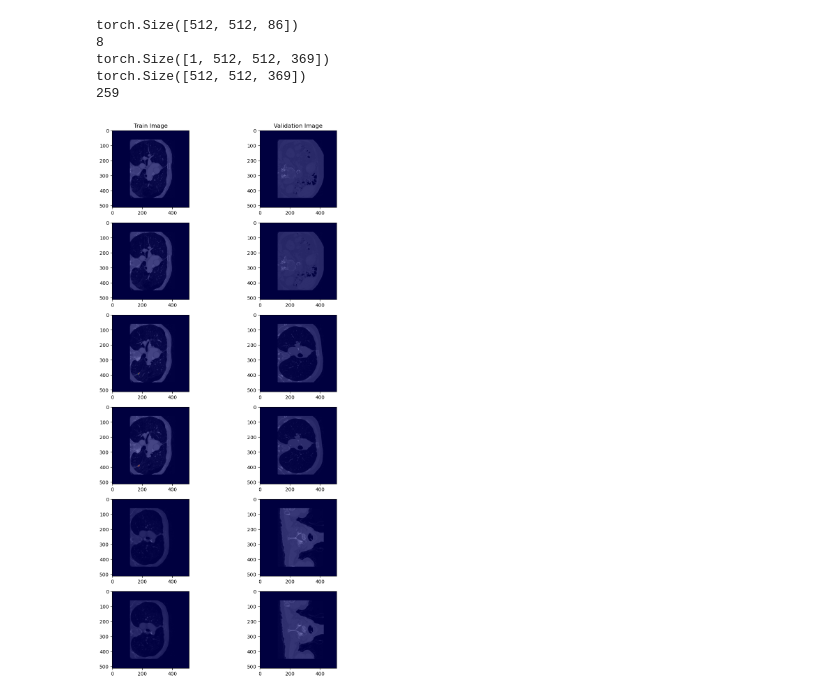
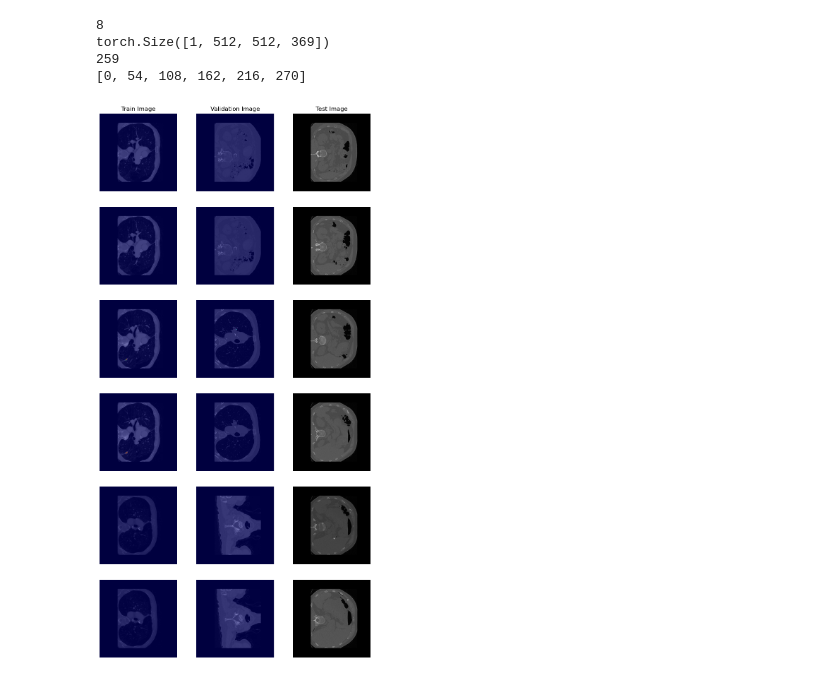
Before and after one commit to Chiru-CatalinMihail/LungCancerCT, a Jupyter notebook: datasets/MSD/visualize_pth_dataset.ipynb, the cells around one changed output. Drawn from its saved outputs; the diff is of its cells as text; code cells hidden in the pictures.

Commit message:
CC2: Added MSD Test Logic

```diff
--- a/datasets/MSD/visualize_pth_dataset.ipynb
+++ b/datasets/MSD/visualize_pth_dataset.ipynb
@@ -10,20 +10,22 @@ crt_dataset = './Trimmed_MSD'
 def get_first_patient(crt_path, split_name):
     ''' Returns the first patient in the given split '''
 
-    img, label = os.path.join(crt_path, split_name, 'images/patient_0.pt'), os.path.join(crt_path, split_name, 'labels/patient_0.pt')
+    img_path = os.path.join(crt_path, split_name, 'images/patient_0.pt')
+    img = torch.load(img_path)
 
-    img = torch.load(img)
-    label = torch.load(label)
+    if split_name == 'test':
+        return img, None
+
+    label_path =  os.path.join(crt_path, split_name, 'labels/patient_0.pt')
+    label = torch.load(label_path)
     return img, label
 
 def tumour_starting_idx(label):
     ''' Returns the starting index of the tumour in the label on the last dimension '''
 
-    print(label[0, ...].shape)
-
     idx = -1
     for i in range(label.shape[-1]):
-        if np.sum(label[0, ..., i]) > 0:
+        if label[0, ..., i].sum() > 0:
             idx = i
             break
 
@@ -35,37 +37,45 @@ def plot_slices(crt_path):
     train_img, train_label = get_first_patient(crt_path, 'training')
     tumour_idx_tr = tumour_starting_idx(train_label)
     print(tumour_idx_tr)
     plotting_indices_tr = [0, 1, tumour_idx_tr, tumour_idx_tr + 1, -2, -1]
 
     val_img, val_label = get_first_patient(crt_path, 'validation')
     print(val_label.shape)
     tumour_idx_val = tumour_starting_idx(val_label)
     plotting_indices_val = [0, 1, tumour_idx_val, tumour_idx_val + 1, -2, -1]
     print(tumour_idx_val)
 
-    fig, axes = plt.subplots(6, 2, figsize=(10, 20))
+    test_img, _ = get_first_patient(crt_path, 'test')
+    # take 6 slices evenly up to shape[-1]
+    plotting_indices_test = np.linspace(0, test_img.shape[-1] - 1, 6).astype(int).tolist()
+    print(plotting_indices_test)
+
+
+    fig, axes = plt.subplots(6, 3, figsize=(10, 20))
 
     # Put title for each column
     axes[0, 0].set_title('Train Image')
     axes[0, 1].set_title('Validation Image')
+    axes[0, 2].set_title('Test Image')
 
     for row in range(axes.shape[0]):
         for col in range(axes.shape[1]):
             if col == 0:
                 axes[row, col].imshow(train_img[0, ..., plotting_indices_tr[row]], cmap='gray')
                 axes[row, col].imshow(train_label[0, ..., plotting_indices_tr[row]], cmap='jet', alpha=0.5)
-                # axes[row, col].set_title('Train Image')
-            else:
+            elif col == 1:
                 axes[row, col].imshow(val_img[0, ..., plotting_indices_val[row]], cmap='gray')
                 axes[row, col].imshow(val_label[0, ..., plotting_indices_val[row]], cmap='jet', alpha=0.5)
-                # axes[row, col].set_title('Train Label')
+            else:
+                axes[row, col].imshow(test_img[0, ..., row*10], cmap='gray')
+
+            axes[row, col].axis('off')
 
 
 plot_slices(crt_dataset)
 # %% [output]
-torch.Size([512, 512, 86])
 8
 torch.Size([1, 512, 512, 369])
-torch.Size([512, 512, 369])
 259
+[0, 54, 108, 162, 216, 270]
-[figure, old version]
+[figure, new version]
```
Also changed, not shown: 22 other files.
